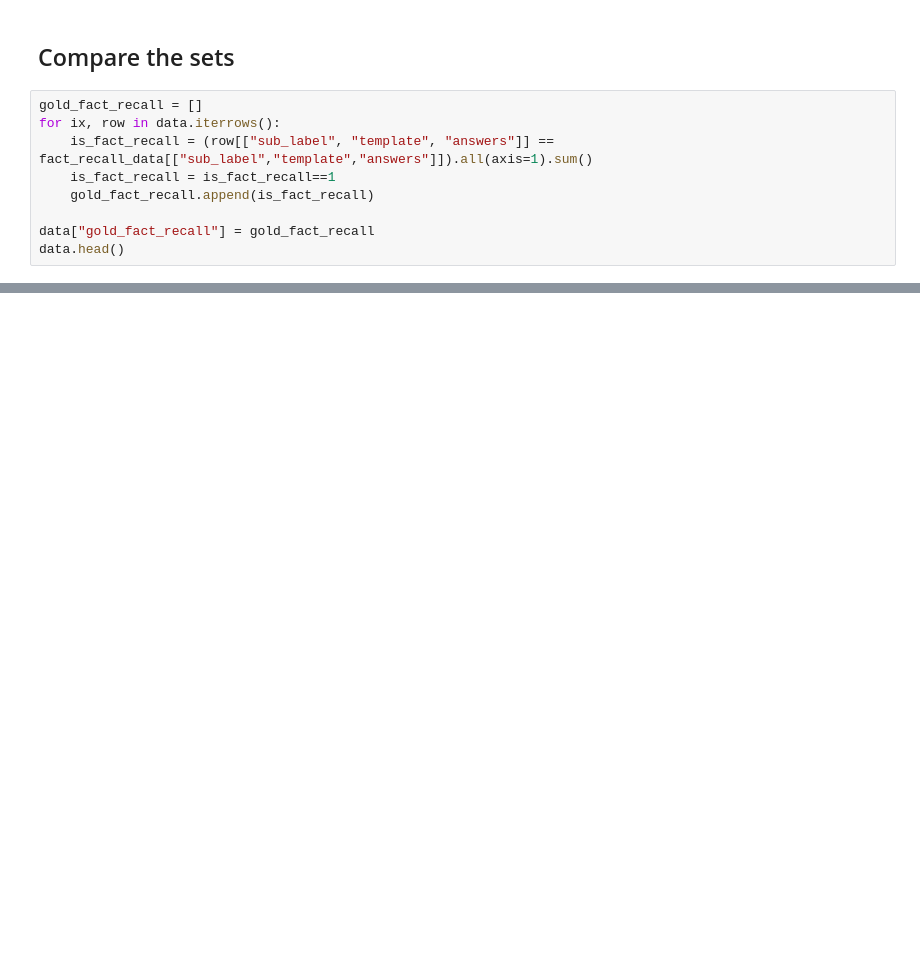
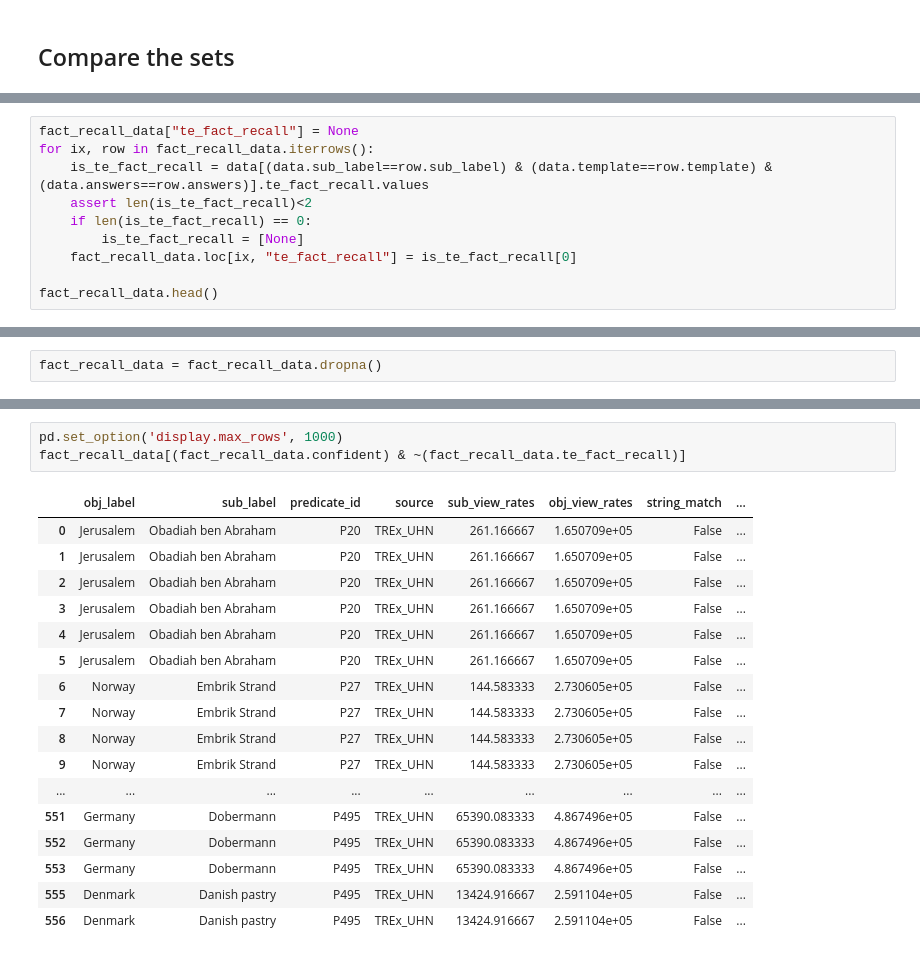
Before and after one commit to dsaynova/rome, a Jupyter notebook: pararel/fact_recall_detection/evaluation.ipynb, the cells around one changed output, grey strips where cells are left out. Saved outputs shown, nothing was run; the diff lists cells and outputs as text; blank space fills up the shorter version.

```diff
--- a/pararel/fact_recall_detection/evaluation.ipynb
+++ b/pararel/fact_recall_detection/evaluation.ipynb
@@ -80,11 +92,2 @@ data
 # %% [markdown]
 ## Compare the sets
-# %%
-gold_fact_recall = []
-for ix, row in data.iterrows():
-    is_fact_recall = (row[["sub_label", "template", "answers"]] == fact_recall_data[["sub_label","template","answers"]]).all(axis=1).sum()
-    is_fact_recall = is_fact_recall==1
-    gold_fact_recall.append(is_fact_recall)
-
-data["gold_fact_recall"] = gold_fact_recall
-data.head()
@@ -112,0 +94,10 @@ metrics
+# %%
+fact_recall_data["te_fact_recall"] = None
+for ix, row in fact_recall_data.iterrows():
+    is_te_fact_recall = data[(data.sub_label==row.sub_label) & (data.template==row.template) & (data.answers==row.answers)].te_fact_recall.values
+    assert len(is_te_fact_recall)<2
+    if len(is_te_fact_recall) == 0:
+        is_te_fact_recall = [None]
+    fact_recall_data.loc[ix, "te_fact_recall"] = is_te_fact_recall[0]
+
+fact_recall_data.head()
@@ -112,0 +124,2 @@ metrics
+# %%
+fact_recall_data = fact_recall_data.dropna()
@@ -112,0 +164,21 @@ metrics
+# %%
+pd.set_option('display.max_rows', 1000)
+fact_recall_data[(fact_recall_data.confident) & ~(fact_recall_data.te_fact_recall)]
+# %% [output]
+|  | obj_label | sub_label | predicate_id | source | sub_view_rates | obj_view_rates | string_match | ... |
+| 0 | Jerusalem | Obadiah ben Abraham | P20 | TREx_UHN | 261.166667 | 1.650709e+05 | False | ... |
+| 1 | Jerusalem | Obadiah ben Abraham | P20 | TREx_UHN | 261.166667 | 1.650709e+05 | False | ... |
+| 2 | Jerusalem | Obadiah ben Abraham | P20 | TREx_UHN | 261.166667 | 1.650709e+05 | False | ... |
+| 3 | Jerusalem | Obadiah ben Abraham | P20 | TREx_UHN | 261.166667 | 1.650709e+05 | False | ... |
+| 4 | Jerusalem | Obadiah ben Abraham | P20 | TREx_UHN | 261.166667 | 1.650709e+05 | False | ... |
+| 5 | Jerusalem | Obadiah ben Abraham | P20 | TREx_UHN | 261.166667 | 1.650709e+05 | False | ... |
+| 6 | Norway | Embrik Strand | P27 | TREx_UHN | 144.583333 | 2.730605e+05 | False | ... |
+| 7 | Norway | Embrik Strand | P27 | TREx_UHN | 144.583333 | 2.730605e+05 | False | ... |
+| 8 | Norway | Embrik Strand | P27 | TREx_UHN | 144.583333 | 2.730605e+05 | False | ... |
+| 9 | Norway | Embrik Strand | P27 | TREx_UHN | 144.583333 | 2.730605e+05 | False | ... |
+| ... | ... | ... | ... | ... | ... | ... | ... | ... |
+| 551 | Germany | Dobermann | P495 | TREx_UHN | 65390.083333 | 4.867496e+05 | False | ... |
+| 552 | Germany | Dobermann | P495 | TREx_UHN | 65390.083333 | 4.867496e+05 | False | ... |
+| 553 | Germany | Dobermann | P495 | TREx_UHN | 65390.083333 | 4.867496e+05 | False | ... |
+| 555 | Denmark | Danish pastry | P495 | TREx_UHN | 13424.916667 | 2.591104e+05 | False | ... |
+| 556 | Denmark | Danish pastry | P495 | TREx_UHN | 13424.916667 | 2.591104e+05 | False | ... |
```
Also changed, not shown: parts of 19 cells of this notebook, 7 other files.
